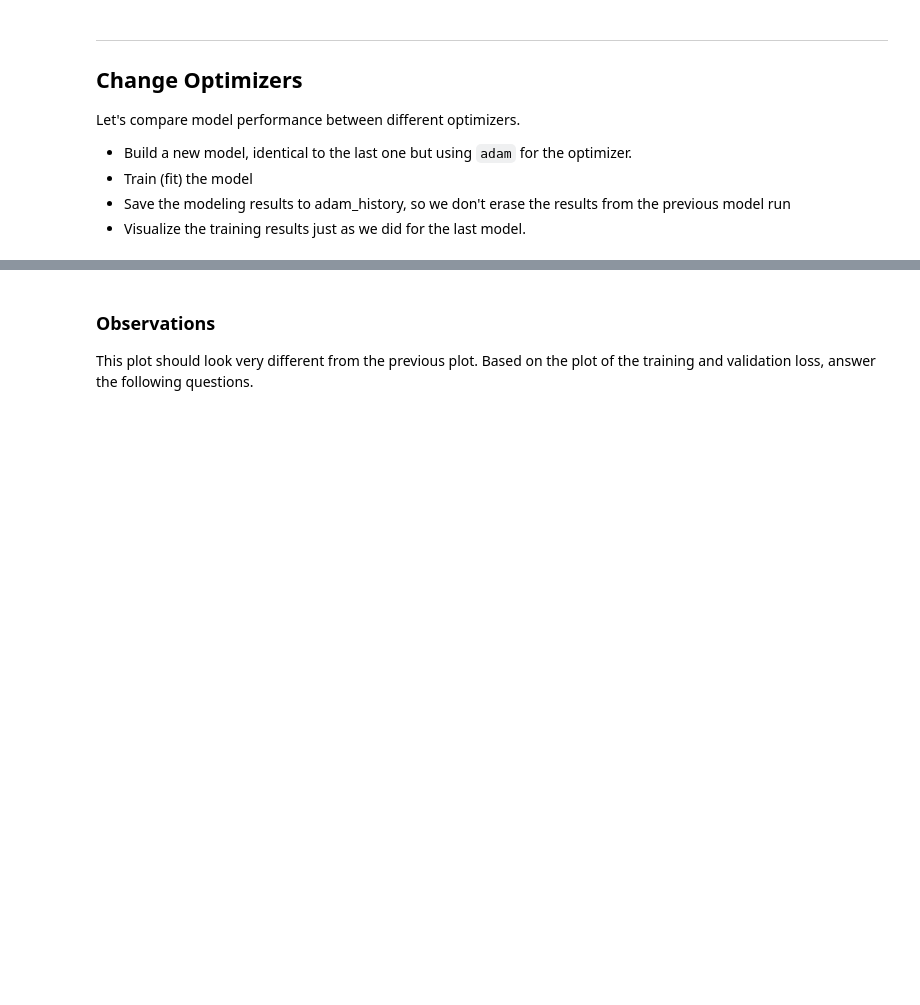
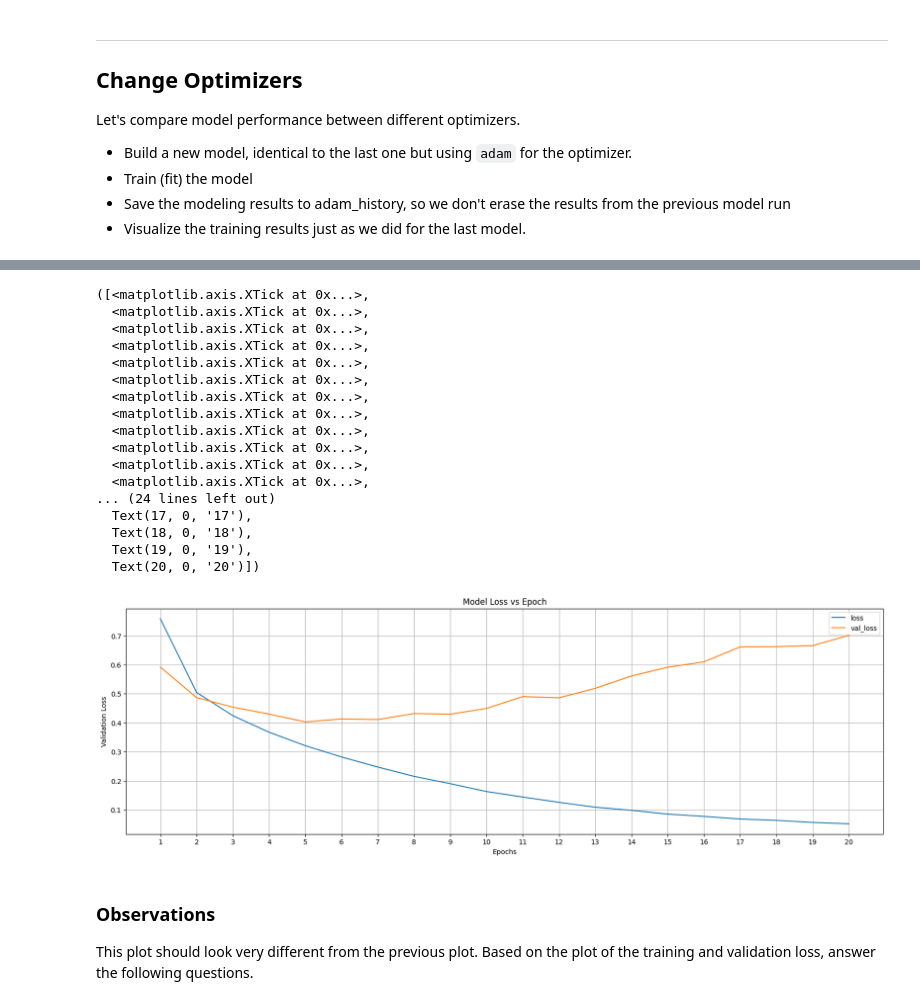
Before and after one commit to Vasanta2002/sprint_14, a Jupyter notebook: DS_421_Architect_Assignment.ipynb, the cells around one changed output, grey strips where cells are left out. Saved outputs shown, nothing was run; the diff lists cells and outputs as text; code cells hidden in the pictures; blank space fills up the shorter version.

```diff
--- a/DS_421_Architect_Assignment.ipynb
+++ b/DS_421_Architect_Assignment.ipynb
@@ -195,4 +282,32 @@ Let's compare model performance between different optimizers.
 # train the same model as above but use the sgd optimizer if you used adam previously (or use adam if you used sgd previously)
 
 # YOUR CODE HERE
-raise NotImplementedError()
+epochs = 20
+
+model = Sequential()
+
+model.add(
+    Dense(500, activation="sigmoid", input_dim=input_dim)
+)
+
+model.add(
+    Dense(250, activation="sigmoid")
+)
+
+model.add(
+    Dense(100, activation="sigmoid")
+)
+
+model.add(
+    Dense(n_output_lables, activation="softmax")
+)
+
+model.compile(optimizer='adam',
+              loss='sparse_categorical_crossentropy',
+              metrics=['accuracy'])
+
+adam_history = model.fit(X_scaled, y,
+                    epochs=epochs,
+                    # a held-out validation set will be generated within the model
+                    validation_split=0.2
+                   )
@@ -206,3 +336,36 @@ raise NotImplementedError()
+# %%
+# YOUR CODE HERE
+adam_df = pd.DataFrame.from_records(adam_history.history)
+n_rows = adam_df.shape[0]
+adam_df.index = [i for i in range(1, n_rows+1)]
+
+
+
+plot_cols = ["loss", "val_loss"]
+adam_df[plot_cols].plot(figsize=(20, 6), grid=True);
+plt.title("Model Loss vs Epoch");
+plt.xlabel("Epochs");
+plt.ylabel("Validation Loss");
+plt.xticks(adam_df.index)
+# %% [output]
+([<matplotlib.axis.XTick at 0x...>,
+  <matplotlib.axis.XTick at 0x...>,
+  <matplotlib.axis.XTick at 0x...>,
+  <matplotlib.axis.XTick at 0x...>,
+  <matplotlib.axis.XTick at 0x...>,
+  <matplotlib.axis.XTick at 0x...>,
+  <matplotlib.axis.XTick at 0x...>,
+  <matplotlib.axis.XTick at 0x...>,
+  <matplotlib.axis.XTick at 0x...>,
+  <matplotlib.axis.XTick at 0x...>,
+  <matplotlib.axis.XTick at 0x...>,
+  <matplotlib.axis.XTick at 0x...>,
+... (24 lines left out)
+  Text(17, 0, '17'),
+  Text(18, 0, '18'),
+  Text(19, 0, '19'),
+  Text(20, 0, '20')])
+[figure, added]
 # %% [markdown]
 ### Observations
 
```
Also changed, not shown: parts of 24 cells of this notebook.
